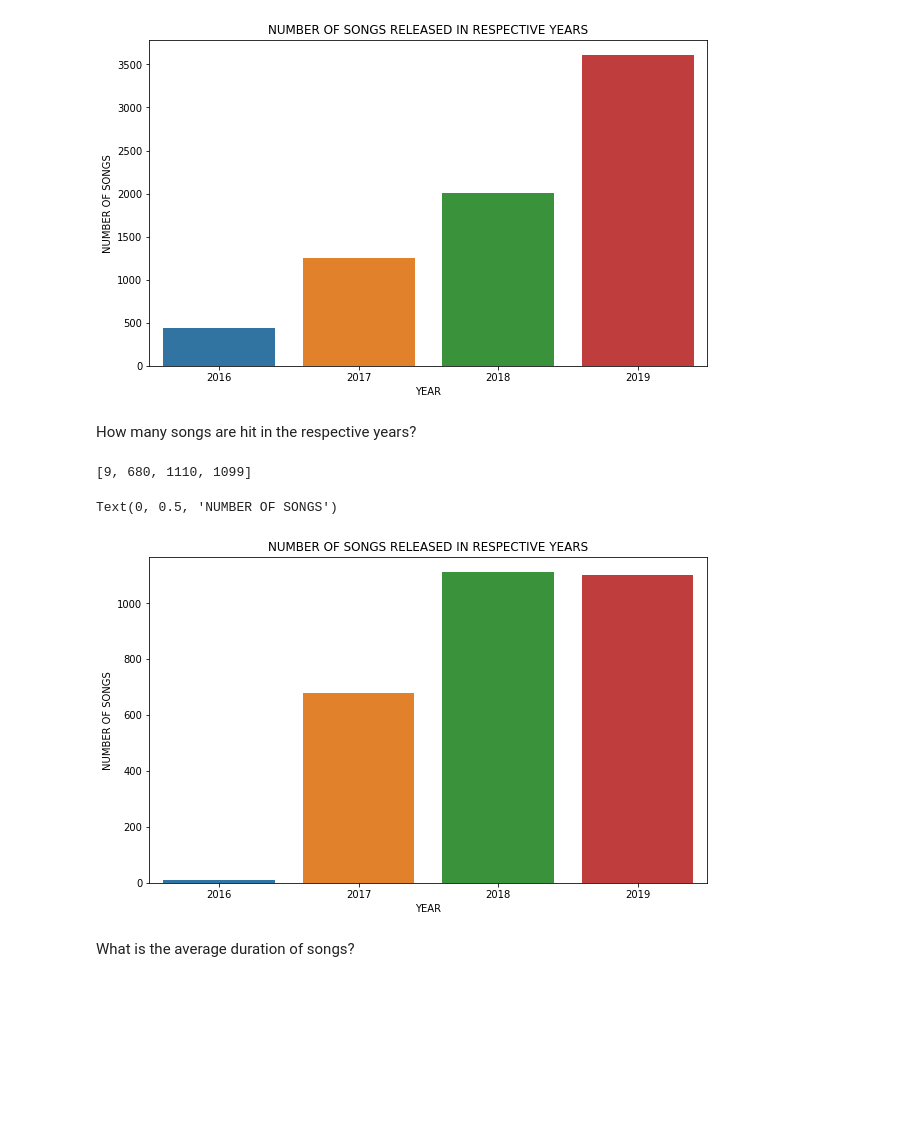
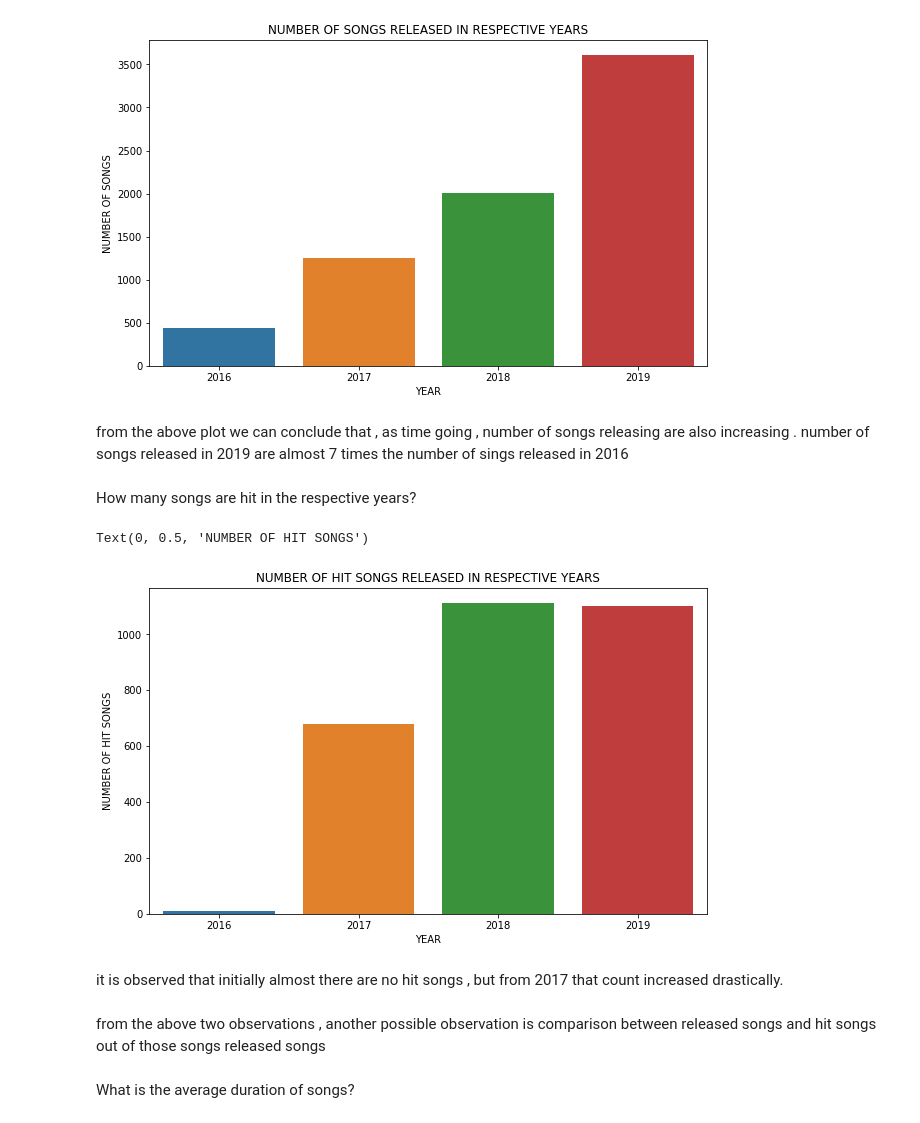
Before and after one commit to vlkumar-859/ml_spotifty, a Jupyter notebook: Copy_of_ml_spotify.ipynb, the cells around one changed output. Saved outputs shown, nothing was run; the diff lists cells and outputs as text; code cells hidden in the pictures; blank space fills up the shorter version.

```diff
--- a/Copy_of_ml_spotify.ipynb
+++ b/Copy_of_ml_spotify.ipynb
@@ -218,36 +223,40 @@ plt.ylabel("NUMBER OF SONGS")
 # %% [output]
 Text(0, 0.5, 'NUMBER OF SONGS')
 [figure]
+# %% [markdown]
+from the above plot we can conclude that , as time going , number of songs releasing are also increasing . number of songs released in 2019 are almost 7 times the number of sings released in 2016
 # %% [markdown]
 How many songs are hit in the respective years?
 # %%
 hit=[0,0,0,0]
 for i in range(7316):
   if spotify_data.iloc[i]['hit']:
     x=spotify_data.iloc[i]['year']
     if x==2016:
       hit[0]+=1
     elif x==2017:
       hit[1]+=1
     elif x==2018:
       hit[2]+=1
     else:
       hit[3]+=1
-print(hit)
 
 plt.figure(figsize=(10,6))
 
-plt.title("NUMBER OF SONGS RELEASED IN RESPECTIVE YEARS")
+plt.title("NUMBER OF HIT SONGS RELEASED IN RESPECTIVE YEARS")
 
 sns.barplot(x=[2016,2017,2018,2019], y=hit)
 
 plt.xlabel("YEAR")
 
-plt.ylabel("NUMBER OF SONGS")
+plt.ylabel("NUMBER OF HIT SONGS")
 # %% [output]
-[9, 680, 1110, 1099]
+Text(0, 0.5, 'NUMBER OF HIT SONGS')
-Text(0, 0.5, 'NUMBER OF SONGS')
-[figure, old version]
+[figure, new version]
+# %% [markdown]
+it is observed that initially almost there are no hit songs , but from 2017 that count increased drastically.
+# %% [markdown]
+from the above two observations , another possible observation is comparison between released songs and hit songs out of those songs released songs
 # %% [markdown]
 What is the average duration of songs?
 # %%
```
Also changed, not shown: parts of 54 cells of this notebook.
